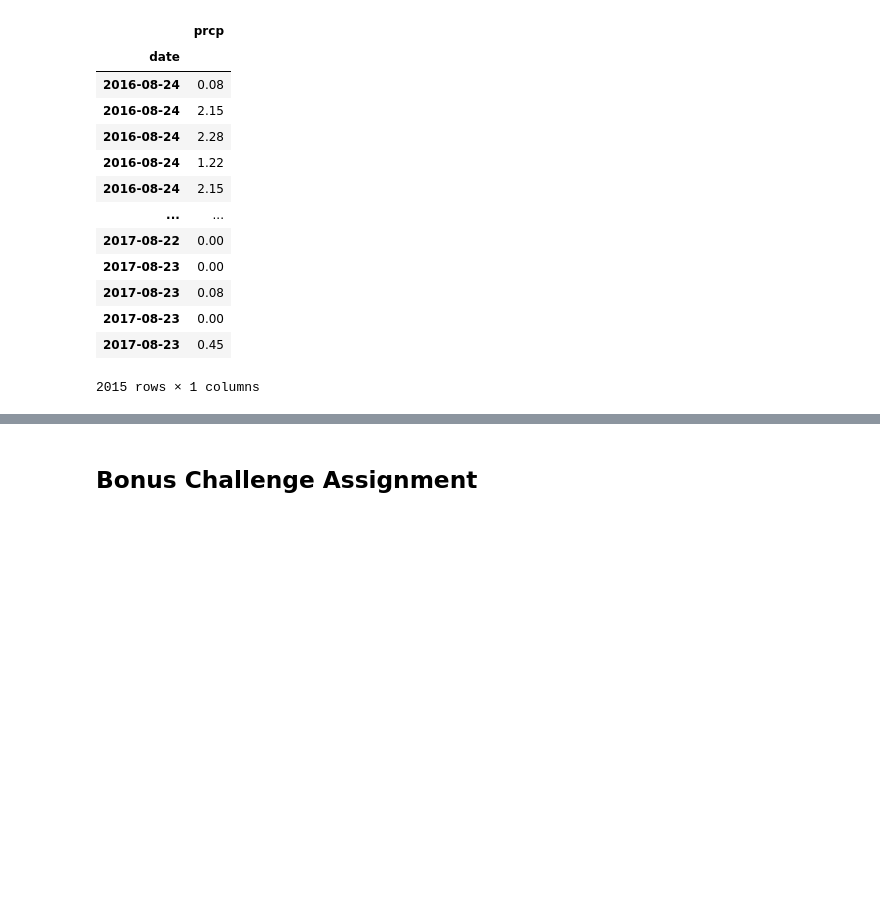
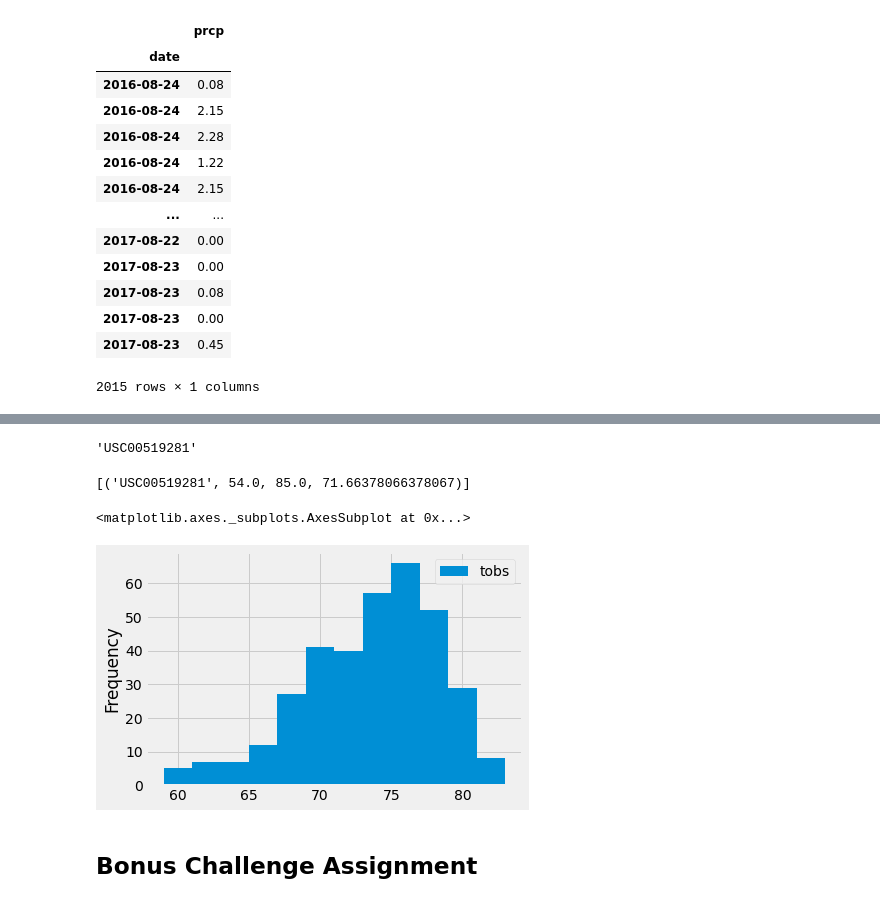
Before and after one commit to Courtneyrobison3/sqlalchemy-challenge, a Jupyter notebook: climate_starter.ipynb, the cells around one changed output, grey strips where cells are left out. Cells and saved outputs as stored; diff of their text form; code cells hidden in the pictures; blank space fills up the shorter version.

```diff
--- a/climate_starter.ipynb
+++ b/climate_starter.ipynb
@@ -165,3 +186,8 @@ prcp_data.plot(kind='bar', )
 # %%
 # What are the most active stations? (i.e. what stations have the most rows)?
 # List the stations and the counts in descending order.
+session.query(Station).group_by(Station.station).count
+
+station_rows = session.query( Measurement.station, func.count(Measurement.station)).group_by(Measurement.station).\
+order_by(func.count(Measurement.station).desc()).all()
+station_rows
@@ -168,9 +218,35 @@ prcp_data.plot(kind='bar', )
+# %%
+#calling out most active station
+MAS = Active_station_rows[0]
+MAS
+# %% [output]
+'USC00519281'
 # %%
 # Using the station id from the previous query, calculate the lowest temperature recorded,
 # highest temperature recorded, and average temperature of the most active station?
+
+
+
+session.query(Measurement.station, func.min(Measurement.tobs), func.\
+              max(Measurement.tobs), func.avg(Measurement.tobs)).\
+filter(Measurement.station==MAS).all()
+# %% [output]
+[('USC00519281', 54.0, 85.0, 71.66378066378067)]
 # %%
 # Choose the station with the highest number of temperature observations.
 # Query the last 12 months of temperature observation data for this station and plot the results as a histogram
+MTO = station_rows[0][0]
+MTO
+
+results = session.query(Measurement.date, Measurement.tobs).filter(Measurement.date >= "2016-08-24").\
+filter(Measurement.date <= "2017-08-23").filter(Measurement.station==MTO).all()
+results
+results_df = pd.DataFrame(results)
+
+results_df.plot.hist(by="tobs", bins=12)
+# %% [output]
+<matplotlib.axes._subplots.AxesSubplot at 0x...>
+[figure, added]
 # %% [markdown]
 ## Bonus Challenge Assignment
 # %%
```
Also changed, not shown: parts of 5 cells of this notebook, 2 other files.
